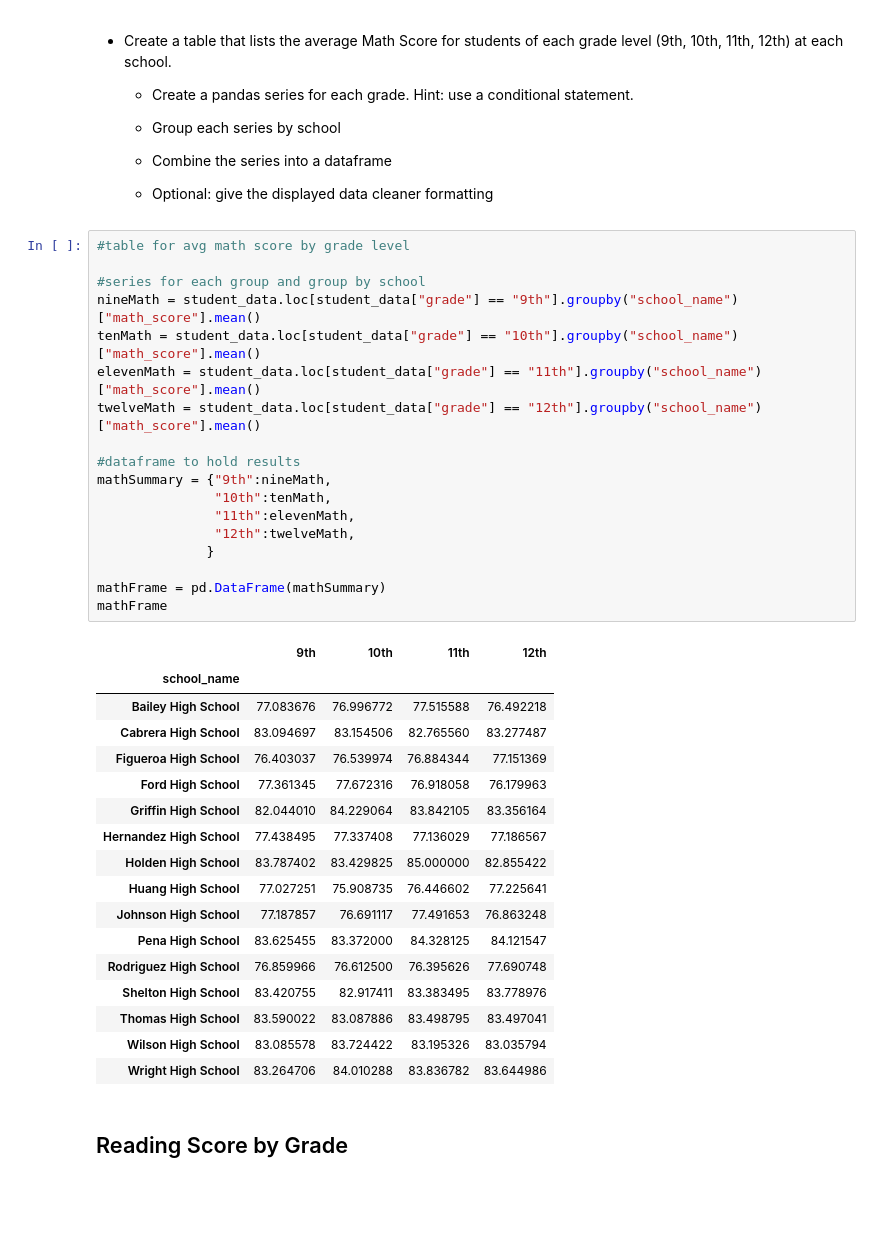
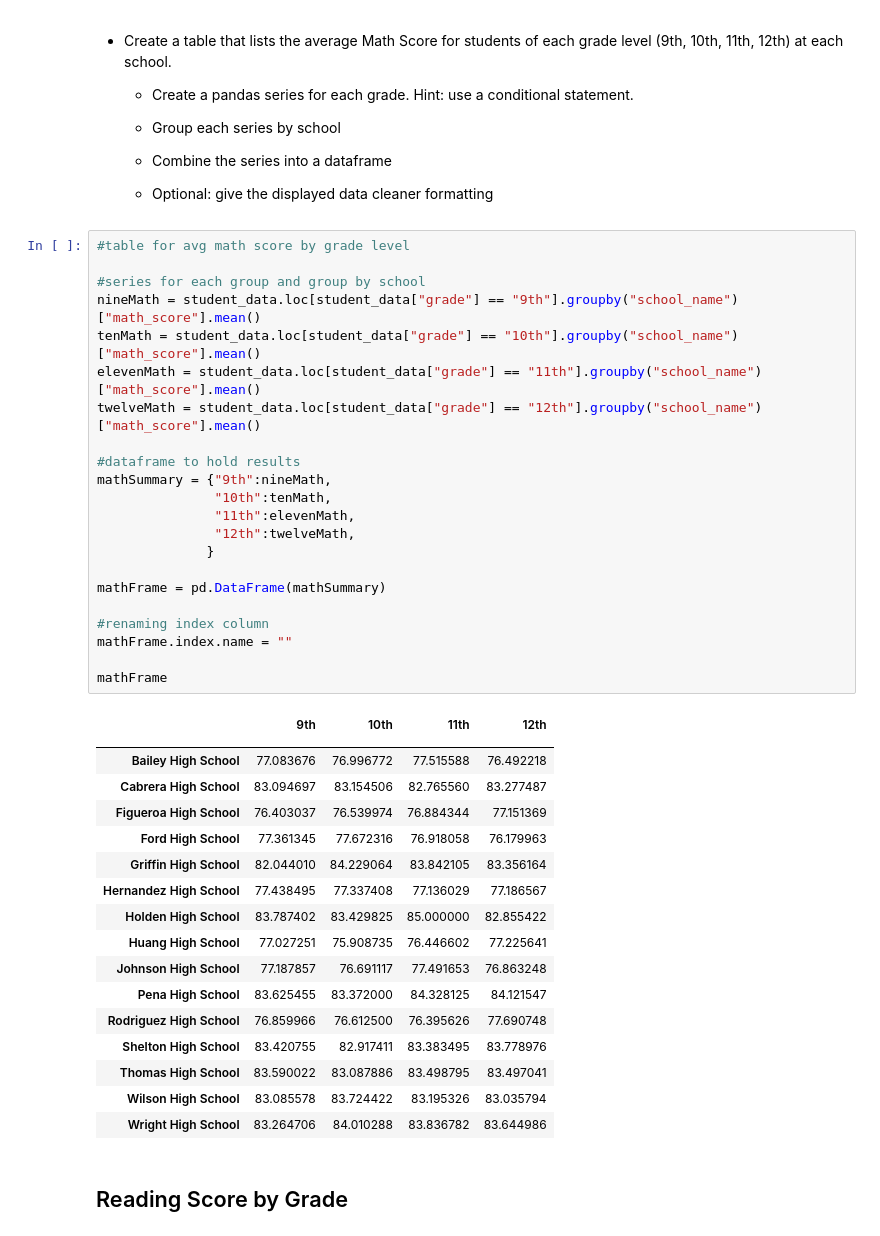
Before and after one commit to isidhu09/pandas-challenge, a Jupyter notebook: PyCitySchools/PyCitySchools.ipynb, the cells around one changed output. Cells and saved outputs as stored; diff of their text form; blank space fills up the shorter version.

```diff
--- a/PyCitySchools/PyCitySchools.ipynb
+++ b/PyCitySchools/PyCitySchools.ipynb
@@ -226,24 +239,28 @@ summaryFrameSort.head(5)
 # %%
 #table for avg math score by grade level
 
 #series for each group and group by school
 nineMath = student_data.loc[student_data["grade"] == "9th"].groupby("school_name")["math_score"].mean()
 tenMath = student_data.loc[student_data["grade"] == "10th"].groupby("school_name")["math_score"].mean()
 elevenMath = student_data.loc[student_data["grade"] == "11th"].groupby("school_name")["math_score"].mean()
 twelveMath = student_data.loc[student_data["grade"] == "12th"].groupby("school_name")["math_score"].mean()
 
 #dataframe to hold results
 mathSummary = {"9th":nineMath,
                "10th":tenMath,
                "11th":elevenMath,
                "12th":twelveMath,
               }
 
 mathFrame = pd.DataFrame(mathSummary)
+
+#renaming index column
+mathFrame.index.name = ""
+
 mathFrame
 # %% [output]
 |  | 9th | 10th | 11th | 12th |
-| school_name |  |  |  |  |
+|  |  |  |  |  |
 | Bailey High School | 77.083676 | 76.996772 | 77.515588 | 76.492218 |
 | Cabrera High School | 83.094697 | 83.154506 | 82.765560 | 83.277487 |
 | Figueroa High School | 76.403037 | 76.539974 | 76.884344 | 77.151369 |
```
Also changed, not shown: parts of 8 cells of this notebook.
